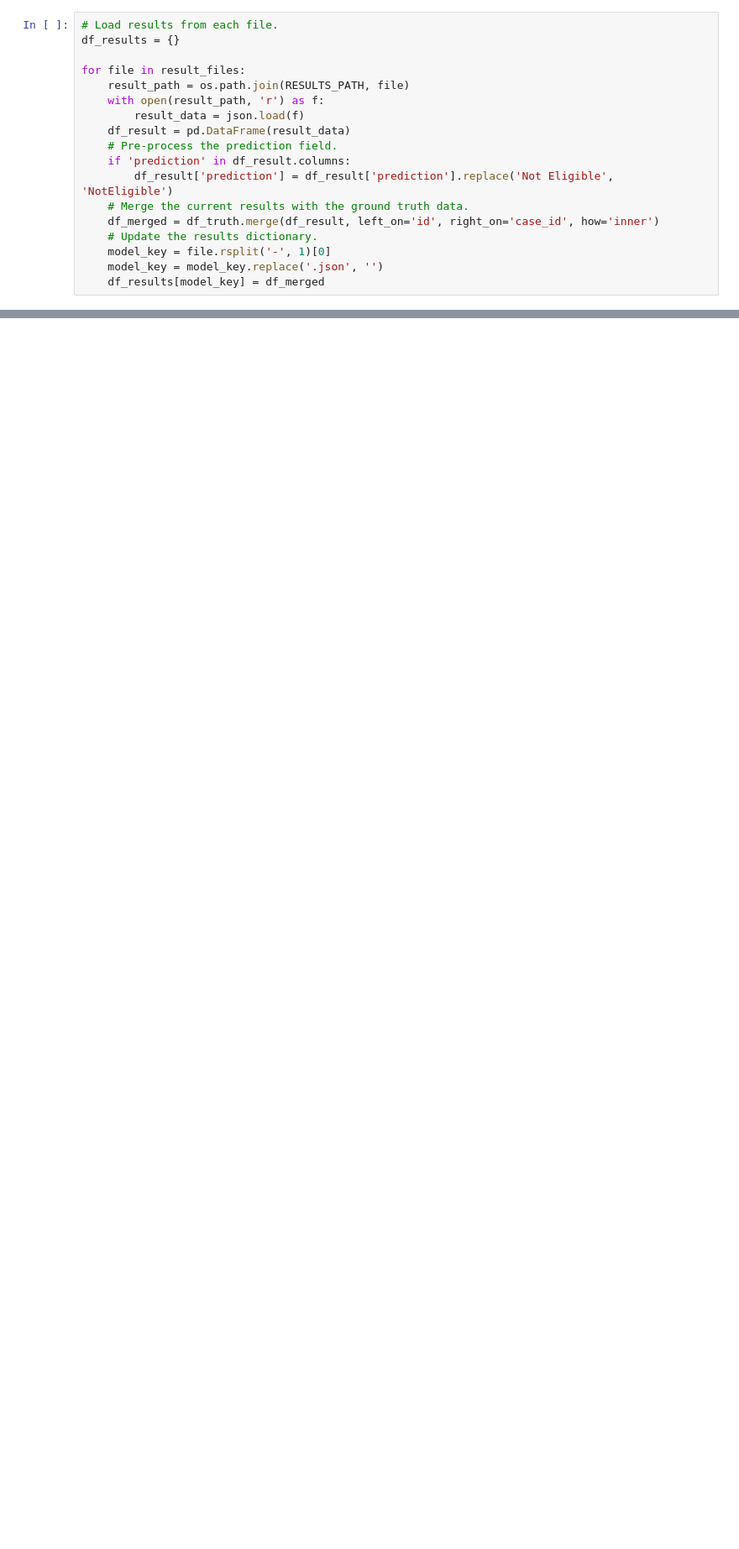
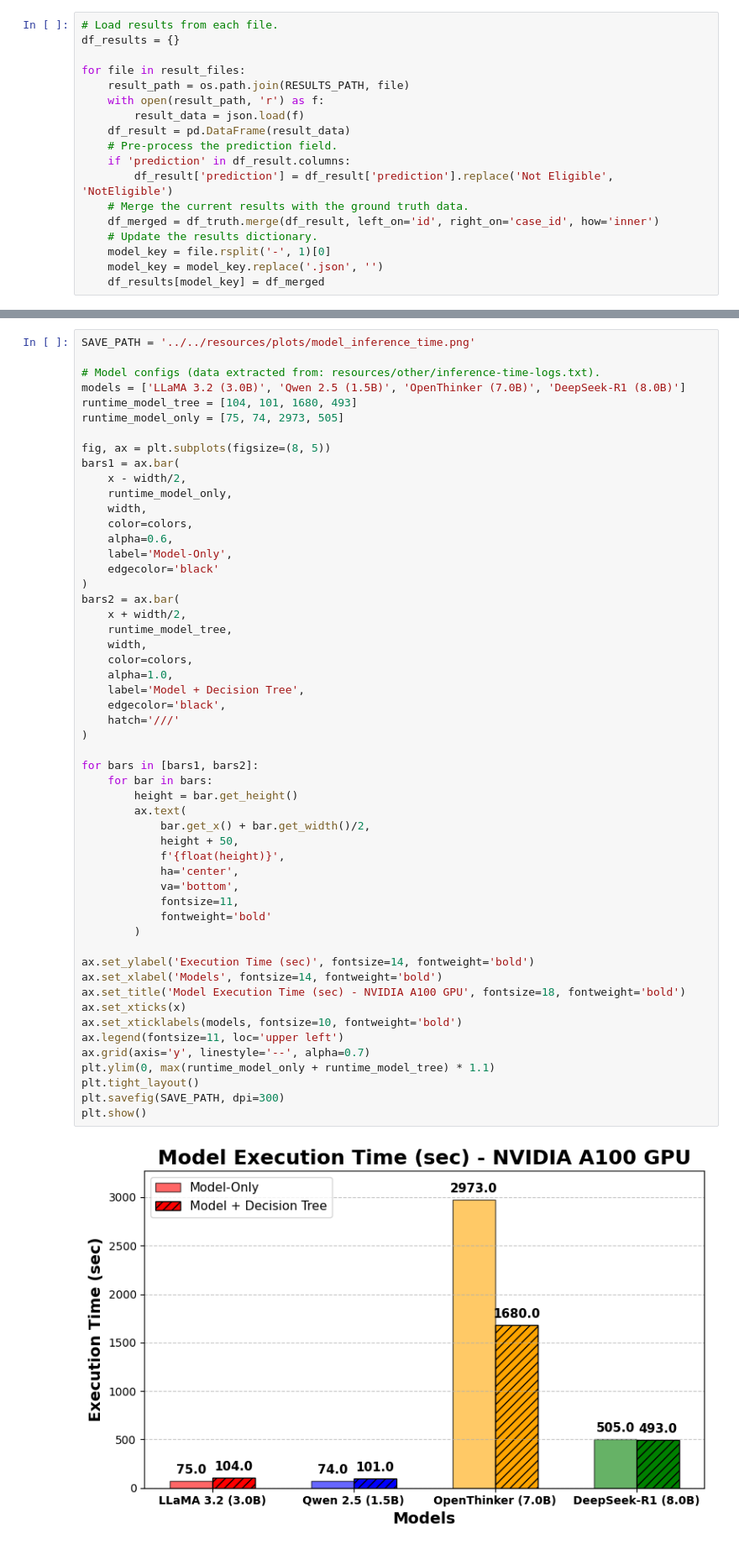
Before and after one commit to chizo4/JusTreeAI, a Jupyter notebook: jus-tree-ai/eval/performance_analysis.ipynb, the cells around one changed output, grey strips where cells are left out. Shown: that part at 84% size. Cells and saved outputs as stored; diff of their text form; blank space fills up the shorter version.

```diff
--- a/jus-tree-ai/eval/performance_analysis.ipynb
+++ b/jus-tree-ai/eval/performance_analysis.ipynb
@@ -190,0 +302,55 @@ plt.show()
+# %%
+SAVE_PATH = '../../resources/plots/model_inference_time.png'
+
+# Model configs (data extracted from: resources/other/inference-time-logs.txt).
+models = ['LLaMA 3.2 (3.0B)', 'Qwen 2.5 (1.5B)', 'OpenThinker (7.0B)', 'DeepSeek-R1 (8.0B)']
+runtime_model_tree = [104, 101, 1680, 493]
+runtime_model_only = [75, 74, 2973, 505]
+
+fig, ax = plt.subplots(figsize=(8, 5))
+bars1 = ax.bar(
+    x - width/2,
+    runtime_model_only,
+    width,
+    color=colors,
+    alpha=0.6,
+    label='Model-Only',
+    edgecolor='black'
+)
+bars2 = ax.bar(
+    x + width/2,
+    runtime_model_tree,
+    width,
+    color=colors,
+    alpha=1.0,
+    label='Model + Decision Tree',
+    edgecolor='black',
+    hatch='///'
+)
+
+for bars in [bars1, bars2]:
+    for bar in bars:
+        height = bar.get_height()
+        ax.text(
+            bar.get_x() + bar.get_width()/2,
+            height + 50,
+            f'{float(height)}',
+            ha='center',
+            va='bottom',
+            fontsize=11,
+            fontweight='bold'
+        )
+
+ax.set_ylabel('Execution Time (sec)', fontsize=14, fontweight='bold')
+ax.set_xlabel('Models', fontsize=14, fontweight='bold')
+ax.set_title('Model Execution Time (sec) - NVIDIA A100 GPU', fontsize=18, fontweight='bold')
+ax.set_xticks(x)
+ax.set_xticklabels(models, fontsize=10, fontweight='bold')
+ax.legend(fontsize=11, loc='upper left')
+ax.grid(axis='y', linestyle='--', alpha=0.7)
+plt.ylim(0, max(runtime_model_only + runtime_model_tree) * 1.1)
+plt.tight_layout()
+plt.savefig(SAVE_PATH, dpi=300)
+plt.show()
+# %% [output]
+[figure, added]
```
Also changed, not shown: parts of 28 cells of this notebook, 13 other files.
